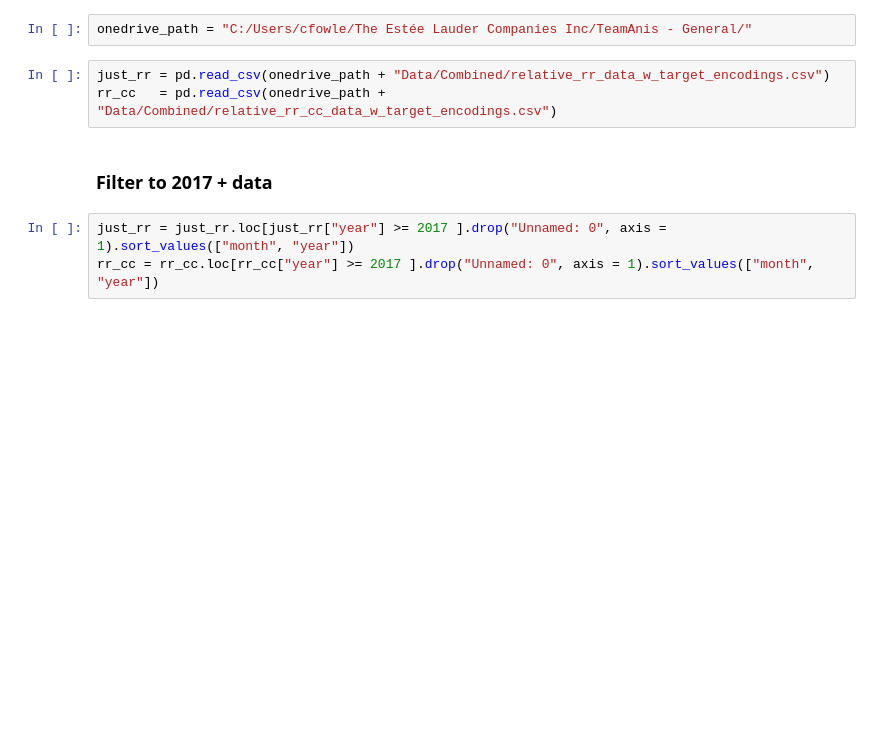
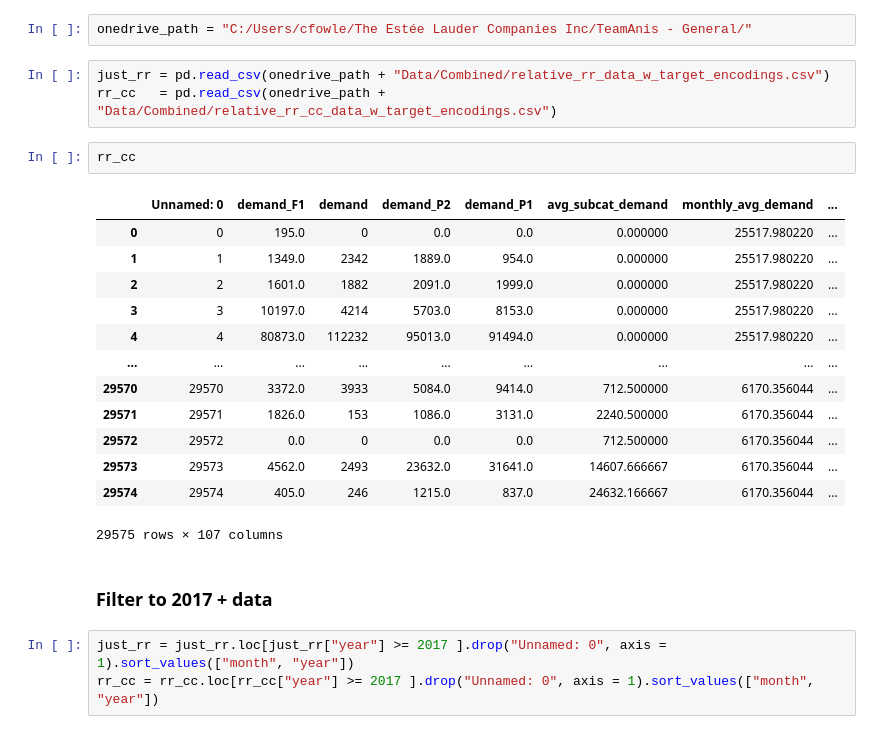
Before and after one commit to Anis-Bensaid/CapstoneProject, a Jupyter notebook: basic_ols_pipeline/All Brand OLS Test.ipynb, the cells around one changed output. Drawn from its saved outputs; the diff is of its cells as text; blank space fills up the shorter version.

```diff
--- a/basic_ols_pipeline/All Brand OLS Test.ipynb
+++ b/basic_ols_pipeline/All Brand OLS Test.ipynb
@@ -19,6 +19,22 @@ onedrive_path = "C:/Users/cfowle/The Estée Lauder Companies Inc/TeamAnis - Gene
 # %%
 just_rr = pd.read_csv(onedrive_path + "Data/Combined/relative_rr_data_w_target_encodings.csv")
 rr_cc   = pd.read_csv(onedrive_path + "Data/Combined/relative_rr_cc_data_w_target_encodings.csv")
+# %%
+rr_cc
+# %% [output]
+|  | Unnamed: 0 | demand_F1 | demand | demand_P2 | demand_P1 | avg_subcat_demand | monthly_avg_demand | ... |
+| 0 | 0 | 195.0 | 0 | 0.0 | 0.0 | 0.000000 | 25517.980220 | ... |
+| 1 | 1 | 1349.0 | 2342 | 1889.0 | 954.0 | 0.000000 | 25517.980220 | ... |
+| 2 | 2 | 1601.0 | 1882 | 2091.0 | 1999.0 | 0.000000 | 25517.980220 | ... |
+| 3 | 3 | 10197.0 | 4214 | 5703.0 | 8153.0 | 0.000000 | 25517.980220 | ... |
+| 4 | 4 | 80873.0 | 112232 | 95013.0 | 91494.0 | 0.000000 | 25517.980220 | ... |
+| ... | ... | ... | ... | ... | ... | ... | ... | ... |
+| 29570 | 29570 | 3372.0 | 3933 | 5084.0 | 9414.0 | 712.500000 | 6170.356044 | ... |
+| 29571 | 29571 | 1826.0 | 153 | 1086.0 | 3131.0 | 2240.500000 | 6170.356044 | ... |
+| 29572 | 29572 | 0.0 | 0 | 0.0 | 0.0 | 712.500000 | 6170.356044 | ... |
+| 29573 | 29573 | 4562.0 | 2493 | 23632.0 | 31641.0 | 14607.666667 | 6170.356044 | ... |
+| 29574 | 29574 | 405.0 | 246 | 1215.0 | 837.0 | 24632.166667 | 6170.356044 | ... |
+29575 rows × 107 columns
 # %% [markdown]
 ### Filter to 2017 + data
 # %%
```
Also changed, not shown: parts of 21 cells of this notebook, 6 other files.
